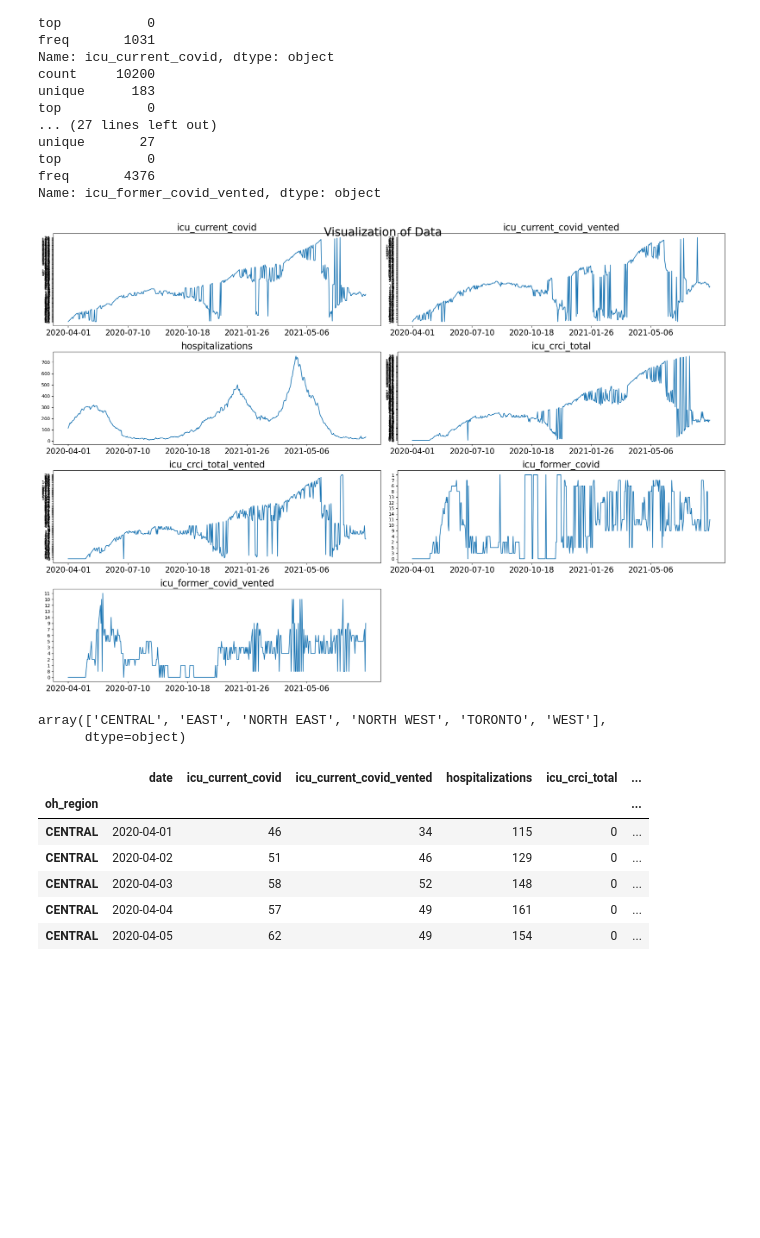
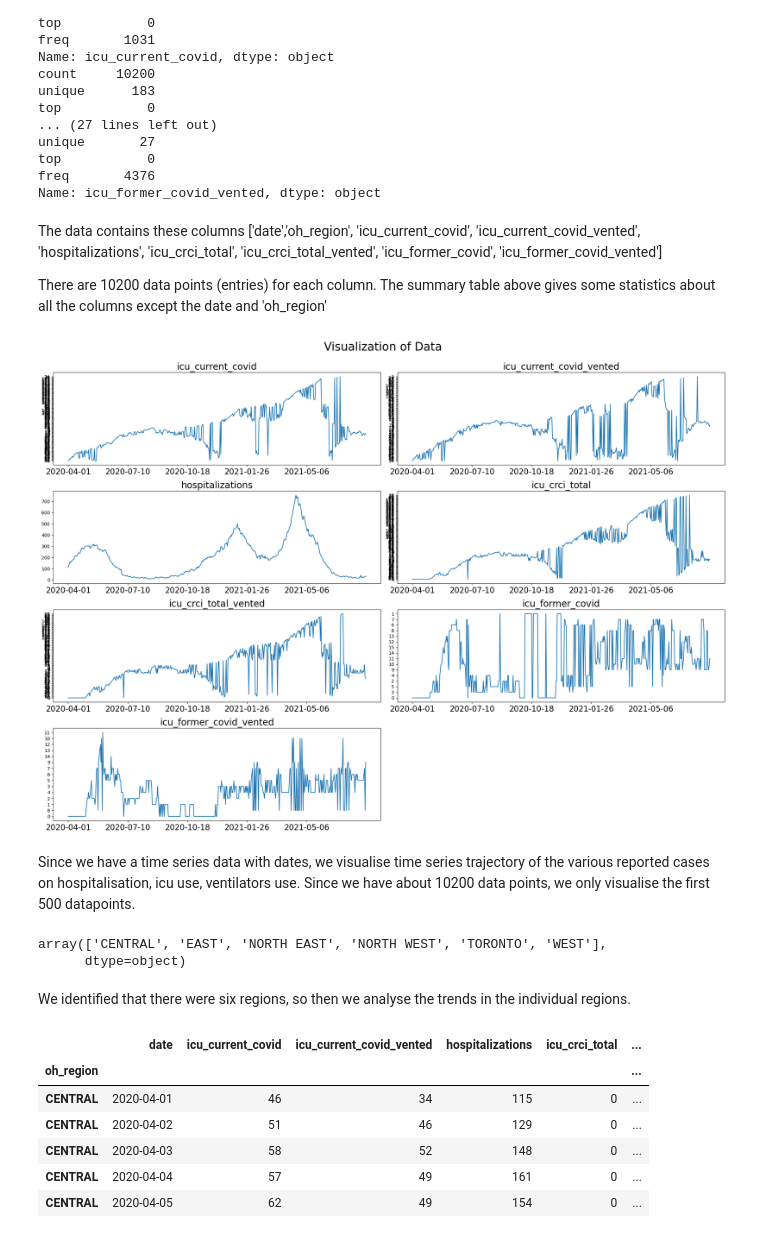
Before and after one commit to SefahF/AI4PH_Data_Versioning_Test, a Jupyter notebook: Assignment.ipynb, the cells around one changed output. Drawn from its saved outputs; the diff is of its cells as text; code cells hidden in the pictures; blank space fills up the shorter version.

```diff
--- a/Assignment.ipynb
+++ b/Assignment.ipynb
@@ -36,25 +49,35 @@ unique       27
 top           0
 freq       4376
 Name: icu_former_covid_vented, dtype: object
+# %% [markdown]
+The data contains these columns ['date','oh_region', 'icu_current_covid', 'icu_current_covid_vented',
+       'hospitalizations', 'icu_crci_total', 'icu_crci_total_vented',
+       'icu_former_covid', 'icu_former_covid_vented']
+
+There are 10200 data points (entries) for each column. The summary table above gives some statistics about all the columns except the date and 'oh_region'
 # %%
-
+#We visualize the seven columns
 plt.figure(figsize=(21,15))
 i = 1
-plt.suptitle("Visualization of Data", fontsize = 25, y = 0.95)
+plt.suptitle("Visualization of Data", fontsize = 25, y = 1.0)
 for name in data.columns[2:]:
     plt.subplot(4,2,i)
     plt.plot(np.arange(len(data['date'][:500])), data[name][:500])
     plt.xticks(np.arange(0,500,100), data["date"][0:500:100], fontsize = 17)
     plt.title(name, fontsize = 20)
     i +=1
 plt.tight_layout()
 plt.show()
 # %% [output]
-[figure, old version]
+[figure, new version]
+# %% [markdown]
+Since we have a time series data with dates, we visualise time series trajectory of the various reported cases on hospitalisation, icu use, ventilators use. Since we have about 10200 data points, we only visualise the first 500 datapoints.
 # %%
 regions = data["oh_region"].unique() #Each region has equal number of data points (entries)
 regions
 # %% [output]
 array(['CENTRAL', 'EAST', 'NORTH EAST', 'NORTH WEST', 'TORONTO', 'WEST'],
       dtype=object)
+# %% [markdown]
+We identified that there were six regions, so then we analyse the trends in the individual regions.
 # %%
```
Also changed, not shown: parts of 11 cells of this notebook.
